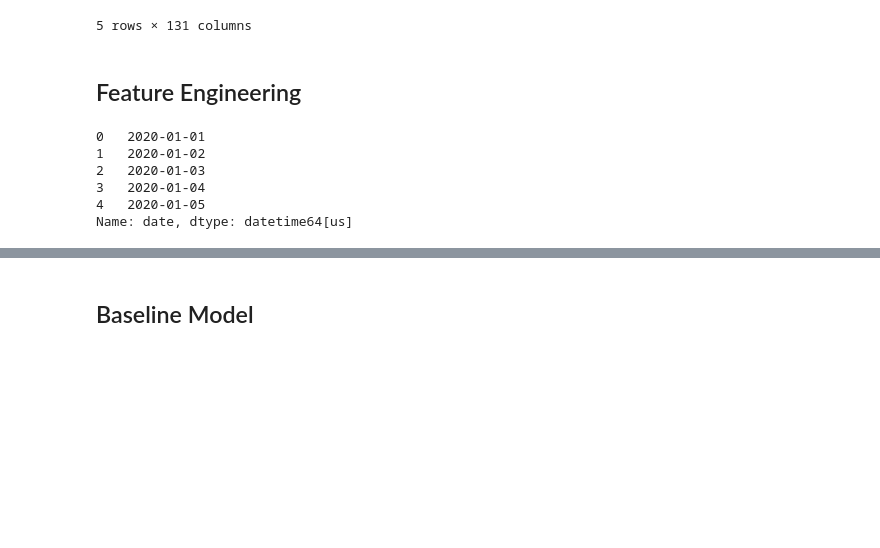
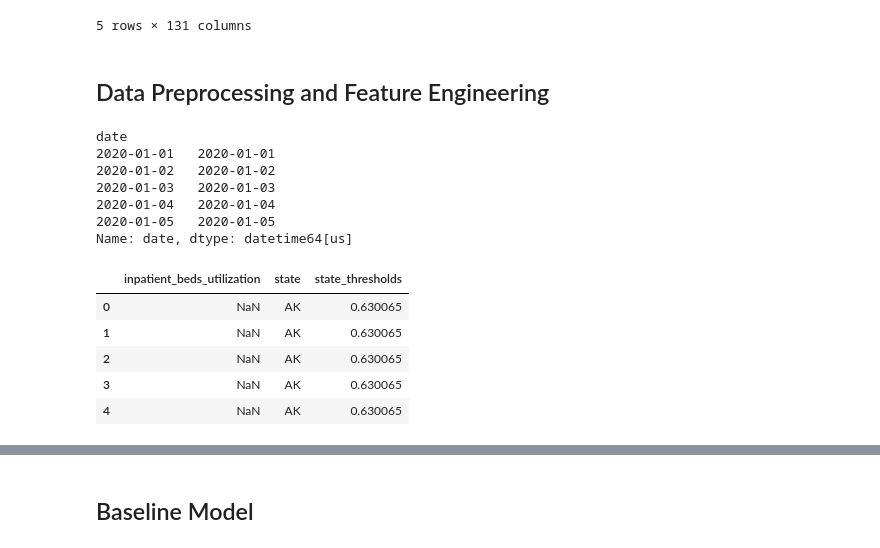
Before and after one commit to j-hendricks/covid-cases-exploration, a Jupyter notebook: prediction.ipynb, the cells around one changed output, grey strips where cells are left out. Drawn from its saved outputs; the diff is of its cells as text; code cells hidden in the pictures; blank space fills up the shorter version.

```diff
--- a/prediction.ipynb
+++ b/prediction.ipynb
@@ -8,3 +17,12 @@ import pandas as pd
+# %%
+ANALYSIS_START = datetime(2021, 1, 1)
+ANALYSIS_END = datetime(2024, 4, 27)
+FEATURE_WINDOWS = [1, 2, 3] # units in days
+STATE_PERCENTILE = 0.90 # percentile threshold for `inpatient_beds_utilization`
+DAYS_AHEAD = 5 # number of days to predict ahead
+FOLDS= 5
+MISSINGNESS_PROP = 0.20
+THRESHOLD_YEAR = 2020
 # %% [markdown]
 ## Load Data
 # %%
@@ -20,16 +38,50 @@ df.head()
 | 4 | 2020-01-05 | AK | NaN | NaN | NaN | ... |
 5 rows × 131 columns
 # %% [markdown]
-## Feature Engineering
+## Data Preprocessing and Feature Engineering
 # %%
+# convert to datetime
 df['date'] = pd.to_datetime(df['date'], format = '%Y-%m-%d')
+
+# sor time series
 df = df.sort_values(by=['state', 'date'])
 
+# Need to use `pd.concat` to prevent fragmented dataframe
+years = df['date'].dt.year.to_frame()
+years.columns = ['year']
+months = df['date'].dt.month.to_frame()
+months.columns = ['month']
+days = df['date'].dt.day_of_week.to_frame()
+days.columns = ['dayofweek']
+weeks = df['date'].dt.isocalendar().week.astype('int').to_frame()
+weeks.columns = ['weekofyear']
+df = pd.concat([df, years, months, days, weeks], axis=1)
+
+df = df.set_index('date', drop=False)
+
 df['date'].head()
 # %% [output]
-0   2020-01-01
-1   2020-01-02
-2   2020-01-03
-3   2020-01-04
-4   2020-01-05
+date
+2020-01-01   2020-01-01
+2020-01-02   2020-01-02
+2020-01-03   2020-01-03
+2020-01-04   2020-01-04
+2020-01-05   2020-01-05
 Name: date, dtype: datetime64[us]
+# %%
+# Use 2020 data to get obtain state-specific threshold for `inpatient_beds_utilization`
+means = df[df['date'].dt.year==THRESHOLD_YEAR].groupby('state').mean()
+
+state_thresholds = df[df['date'].dt.year==THRESHOLD_YEAR][['inpatient_beds_utilization', 'state']].groupby('state').quantile(STATE_PERCENTILE)
+state_thresholds.columns = ['state_thresholds']
+
+df = pd.merge(left=df, right=state_thresholds, how = 'inner', left_on='state', right_on='state')
+
+df[['inpatient_beds_utilization', 'state', 'state_thresholds']].head()
+# %% [output]
+|  | inpatient_beds_utilization | state | state_thresholds |
+| 0 | NaN | AK | 0.630065 |
+| 1 | NaN | AK | 0.630065 |
+| 2 | NaN | AK | 0.630065 |
+| 3 | NaN | AK | 0.630065 |
+| 4 | NaN | AK | 0.630065 |
```
Also changed, not shown: parts of 33 cells of this notebook.
